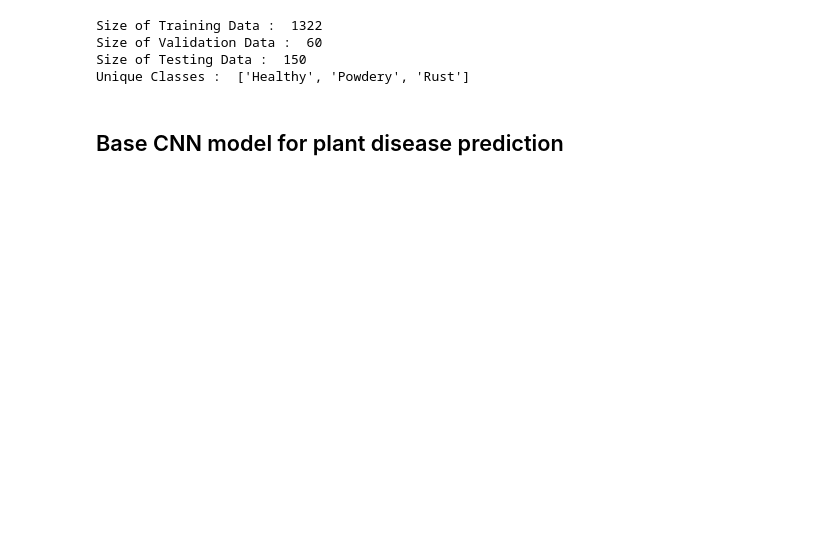
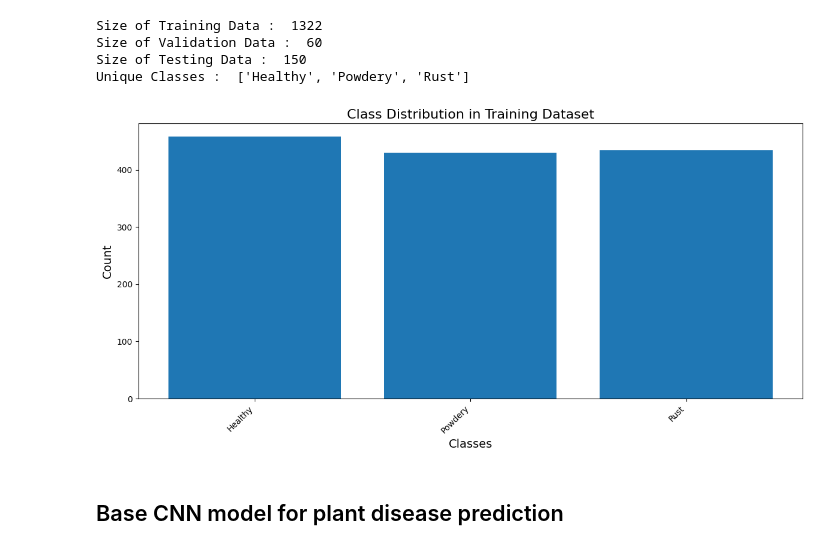
Before and after one commit to MariumWaseem1/INM702, a Jupyter notebook: Task 2.ipynb, the cells around one changed output. Drawn from its saved outputs; the diff is of its cells as text; code cells hidden in the pictures; blank space fills up the shorter version.

```diff
--- a/Task 2.ipynb
+++ b/Task 2.ipynb
@@ -46,6 +47,30 @@ Size of Training Data :  1322
 Size of Validation Data :  60
 Size of Testing Data :  150
 Unique Classes :  ['Healthy', 'Powdery', 'Rust']
+# %%
+"""
+Visualizing the classes frequency
+"""
+# Extracting class counts from the training dataset
+class_counts = Counter([label for _, label in training_dataset])
+class_names = training_dataset.classes
+
+# Prepare data for plotting
+class_labels = [class_names[i] for i in class_counts.keys()]
+class_values = list(class_counts.values())
+
+# Plotting the class distribution
+plt.figure(figsize=(12, 6))
+plt.bar(class_labels, class_values)
+plt.xlabel("Classes", fontsize=14)
+plt.ylabel("Count", fontsize=14)
+plt.title("Class Distribution in Training Dataset", fontsize=16)
+plt.xticks(rotation=45, ha='right')
+plt.tight_layout()
+plt.savefig('./plots/class_distribution.png')
+plt.show()
+# %% [output]
+[figure, added]
 # %% [markdown]
 ## Base CNN model for plant disease prediction
 # %%
```
Also changed, not shown: parts of 12 cells of this notebook, 2 other files.
